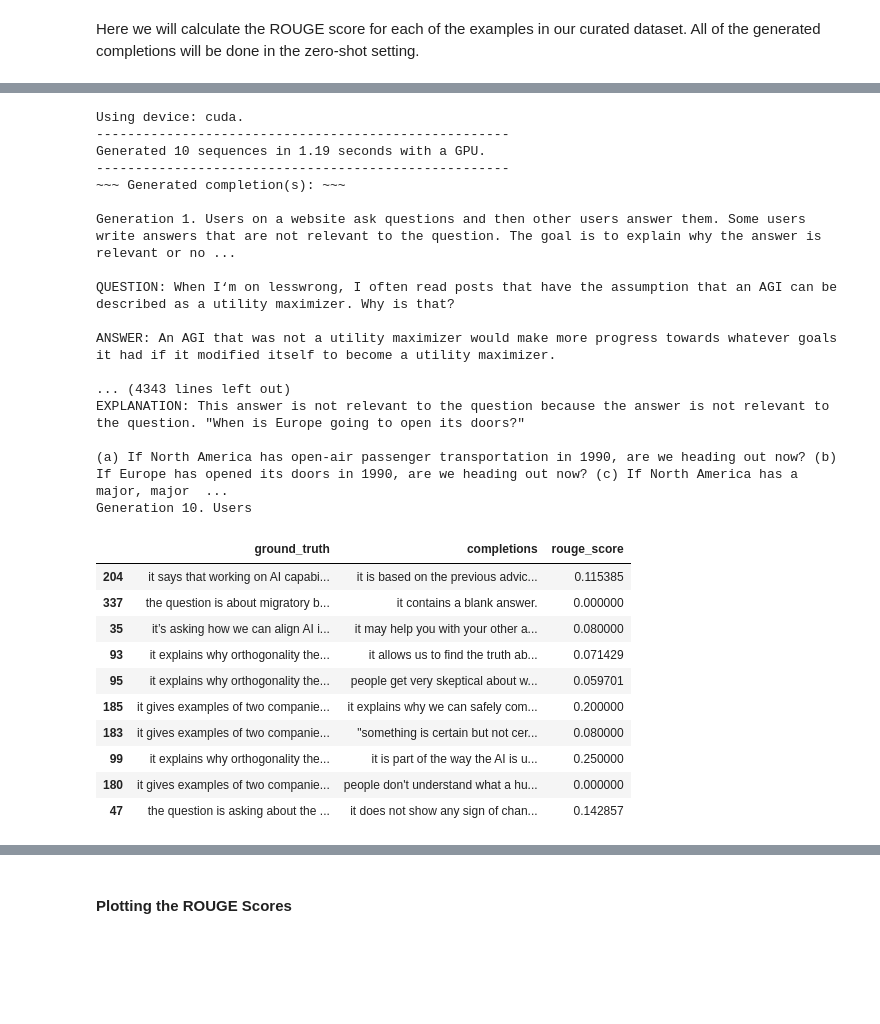
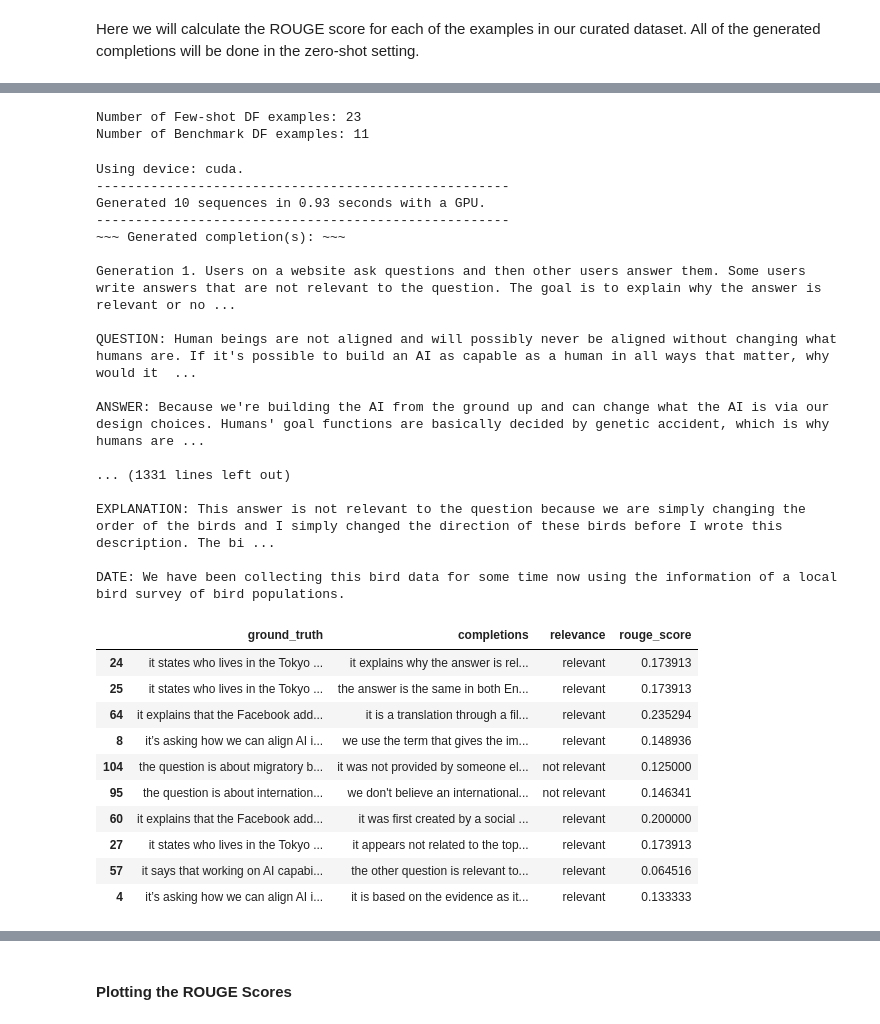
Before and after one commit to JayThibs/aligning-language-models, a Jupyter notebook: gpt_alignment.ipynb, the cells around one changed output, grey strips where cells are left out. Drawn from its saved outputs; the diff is of its cells as text; code cells hidden in the pictures; blank space fills up the shorter version.

```diff
--- a/gpt_alignment.ipynb
+++ b/gpt_alignment.ipynb
@@ -813,3 +816,16 @@ curated_df.head()
+# %%
+j = 18
+with open("data/gpt-3-examples-for-finetuning.txt", "w") as f:
+    for i, row in no_explanation_df.iterrows():
+        answer = row["answer"].replace("\n", "")
+        f.write(f"Example {j}:\n")
+        f.write("QUESTION: " + row["question"] + "\n")
+        f.write("ANSWER: " + answer + "\n")
+        f.write("RELEVANT: " + row["relevance"] + "\n")
+        f.write("EXPLANATION: " + "" + "\n")
+        f.write("Pass/Fail: " + "" + "\n")
+        f.write("\n")
+        j += 1
 # %% [markdown]
 ### Testing the Prompt Format with the Inputs
 
@@ -1300,0 +1305,3 @@ Benchmark DF: 10
+# %%
+curated_df = pd.read_csv("data/curated_df_with_benchmark_fewshot.csv")
+curated_df.head()
@@ -1301,3 +1315,13 @@ Benchmark DF: 10
+# %%
+few_shot_df = curated_df[curated_df["subdataset"] == "few-shot"]
+few_shot_df.reset_index(drop=True, inplace=True)
+benchmark_df = curated_df[curated_df["subdataset"] == "benchmark"]
+benchmark_df.reset_index(drop=True, inplace=True)
+print(f"Number of Few-shot DF examples: {len(few_shot_df)}")
+print(f"Number of Benchmark DF examples: {len(benchmark_df)}")
+# %% [output]
+Number of Few-shot DF examples: 23
+Number of Benchmark DF examples: 11
 # %%
 os.makedirs("prompts/benchmark_prompts/", exist_ok=True)
 context_path = "prompts/contexts/users_on_website.txt"
@@ -1307,12 +1331,13 @@ completions_list = []
 rouge_scores = []
 question_id_list = []
 ground_truth_list = []
-for idx, row in curated_df.iterrows():
+relevance_list = []
+for idx, row in benchmark_df.iterrows():
     question_id = row['question_id']
     ground = row['explanation']
     prompt_path = f"prompts/benchmark_prompts/benchmark_prompt_{idx}.txt"
-    create_prompt_txt_from_df(curated_df, idx, prompt_path, context_path, task_description_path, template_path)
-    completions = gpt_generate(txt_path=prompt_path, num_return_sequences=10, gpu=True, max_length=80, save_completions=True)
+    create_prompt_txt_from_df(benchmark_df, idx, prompt_path, context_path, task_description_path, template_path)
+    completions = gpt_generate(txt_path=prompt_path, num_return_sequences=10, gpu=True, max_length=60, save_completions=True)
     for completion in completions:
         completion = " ".join(completion.split('relevant to the question because')[1:])
         if "\n" in completion[0:10]:
@@ -1323,39 +1348,40 @@ for idx, row in curated_df.iterrows():
         completions_list.append(completion)
         question_id_list.append(i)
         ground_truth_list.append(ground)
+        relevance_list.append(row['relevance'])
 # %% [output]
 Using device: cuda.
 -----------------------------------------------------
-Generated 10 sequences in 1.19 seconds with a GPU.
+Generated 10 sequences in 0.93 seconds with a GPU.
 -----------------------------------------------------
 ~~~ Generated completion(s): ~~~
 
 Generation 1. Users on a website ask questions and then other users answer them. Some users write answers that are not relevant to the question. The goal is to explain why the answer is relevant or no ...
 
-QUESTION: When I‘m on lesswrong, I often read posts that have the assumption that an AGI can be described as a utility maximizer. Why is that?
+QUESTION: Human beings are not aligned and will possibly never be aligned without changing what humans are. If it's possible to build an AI as capable as a human in all ways that matter, why would it  ...
 
-ANSWER: An AGI that was not a utility maximizer would make more progress towards whatever goals it had if it modified itself to become a utility maximizer.
+ANSWER: Because we're building the AI from the ground up and can change what the AI is via our design choices. Humans' goal functions are basically decided by genetic accident, which is why humans are ...
 
-... (4343 lines left out)
-EXPLANATION: This answer is not relevant to the question because the answer is not relevant to the question. "When is Europe going to open its doors?"
+... (1331 lines left out)
 
-(a) If North America has open-air passenger transportation in 1990, are we heading out now? (b) If Europe has opened its doors in 1990, are we heading out now? (c) If North America has a major, major  ...
-Generation 10. Users
+EXPLANATION: This answer is not relevant to the question because we are simply changing the order of the birds and I simply changed the direction of these birds before I wrote this description. The bi ...
+
+DATE: We have been collecting this bird data for some time now using the information of a local bird survey of bird populations.
 # %%
-metrics_df = pd.DataFrame({"ground_truth": ground_truth_list, "completions": completions_list, "rouge_score": rouge_scores})
+metrics_df = pd.DataFrame({"ground_truth": ground_truth_list, "completions": completions_list, "relevance": relevance_list, "rouge_score": rouge_scores})
 metrics_df.sample(10).head(10)
 # %% [output]
-|  | ground_truth | completions | rouge_score |
-| 204 | it says that working on AI capabi... | it is based on the previous advic... | 0.115385 |
-| 337 | the question is about migratory b... | it contains a blank answer. | 0.000000 |
-| 35 | it’s asking how we can align AI i... | it may help you with your other a... | 0.080000 |
-| 93 | it explains why orthogonality the... | it allows us to find the truth ab... | 0.071429 |
-| 95 | it explains why orthogonality the... | people get very skeptical about w... | 0.059701 |
-| 185 | it gives examples of two companie... | it explains why we can safely com... | 0.200000 |
-| 183 | it gives examples of two companie... | "something is certain but not cer... | 0.080000 |
-| 99 | it explains why orthogonality the... | it is part of the way the AI is u... | 0.250000 |
-| 180 | it gives examples of two companie... | people don't understand what a hu... | 0.000000 |
-| 47 | the question is asking about the ... | it does not show any sign of chan... | 0.142857 |
+|  | ground_truth | completions | relevance | rouge_score |
+| 24 | it states who lives in the Tokyo ... | it explains why the answer is rel... | relevant | 0.173913 |
+| 25 | it states who lives in the Tokyo ... | the answer is the same in both En... | relevant | 0.173913 |
+| 64 | it explains that the Facebook add... | it is a translation through a fil... | relevant | 0.235294 |
+| 8 | it’s asking how we can align AI i... | we use the term that gives the im... | relevant | 0.148936 |
+| 104 | the question is about migratory b... | it was not provided by someone el... | not relevant | 0.125000 |
+| 95 | the question is about internation... | we don't believe an international... | not relevant | 0.146341 |
+| 60 | it explains that the Facebook add... | it was first created by a social ... | relevant | 0.200000 |
+| 27 | it states who lives in the Tokyo ... | it appears not related to the top... | relevant | 0.173913 |
+| 57 | it says that working on AI capabi... | the other question is relevant to... | relevant | 0.064516 |
+| 4 | it’s asking how we can align AI i... | it is based on the evidence as it... | relevant | 0.133333 |
 # %%
 metrics_df.sort_values(by='rouge_score', ascending=False).head(10)
 # %% [output]
```
Also changed, not shown: parts of 13 cells of this notebook.
